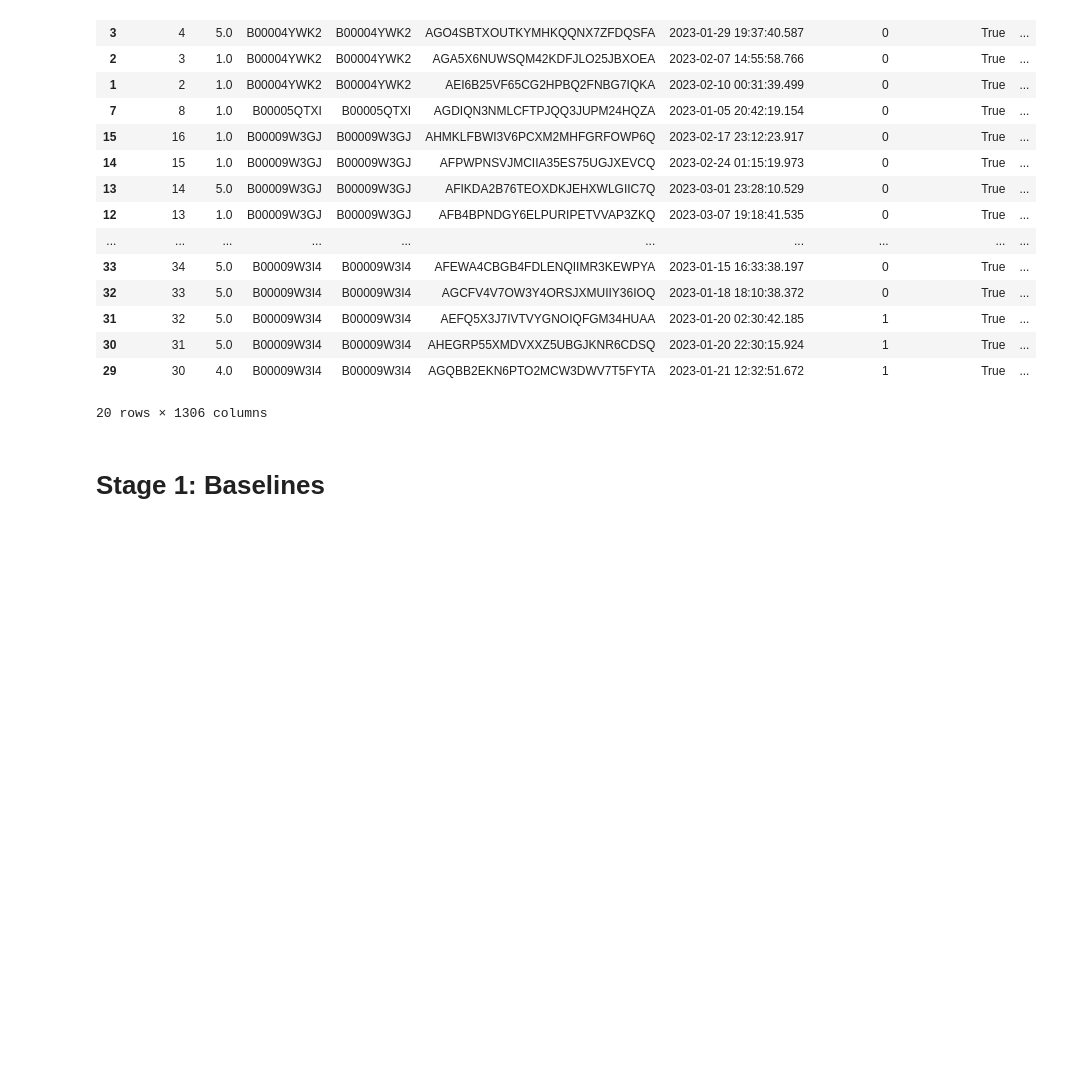
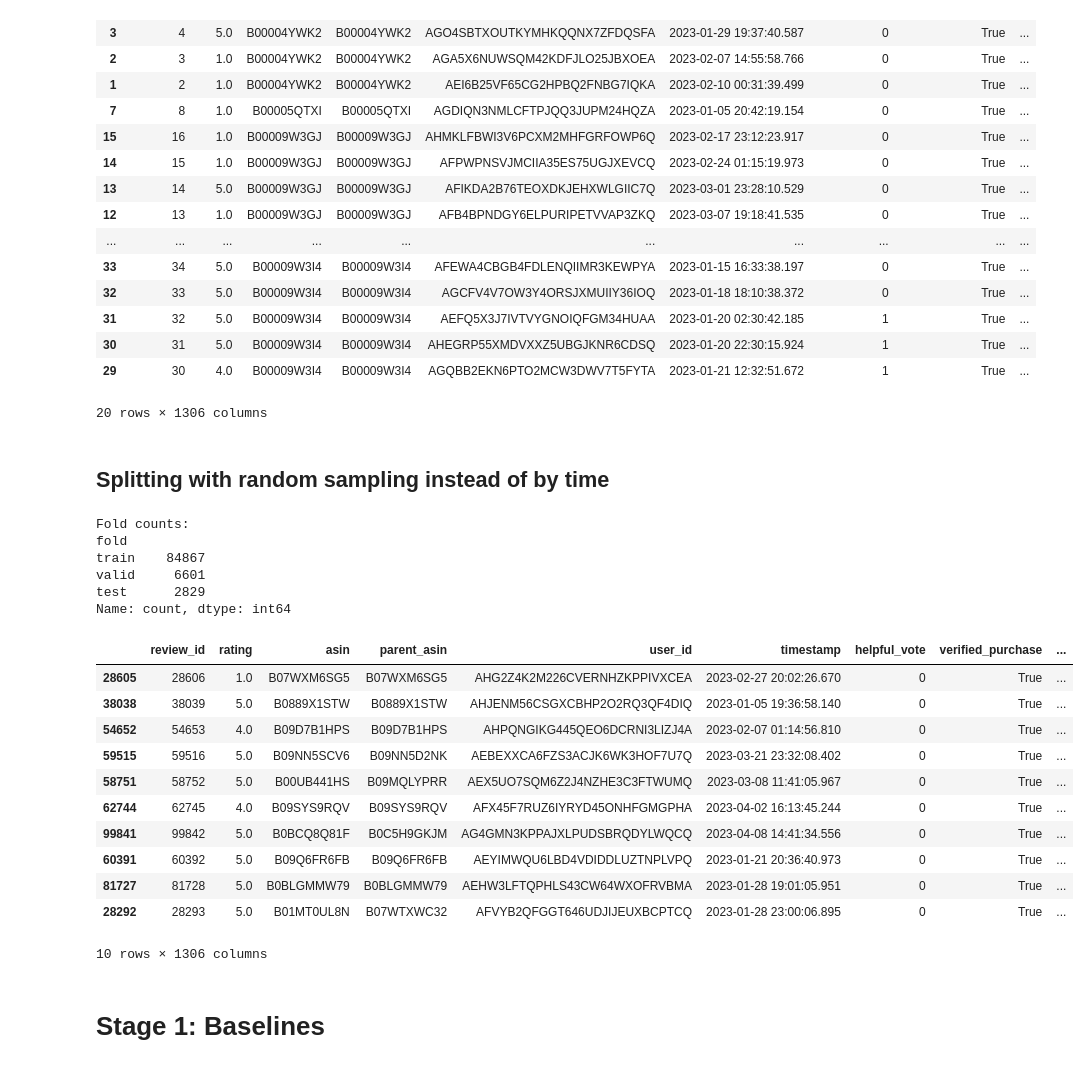
Before and after one commit to ndobrad/cis5200_finalproject, a Jupyter notebook: analysis/Embeddings_EDA.ipynb, the cells around one changed output. Cells and saved outputs as stored; diff of their text form; code cells hidden in the pictures; blank space fills up the shorter version.

Commit message:
Use randomly-sampled splits instead of time-based

```diff
--- a/analysis/Embeddings_EDA.ipynb
+++ b/analysis/Embeddings_EDA.ipynb
@@ -238,3 +238,53 @@ df_sup.to_parquet('../data/appliances_stage0_1.0.parquet', index=False)
+# %% [markdown]
+## Splitting with random sampling instead of by time
+# %%
+df_sup_sampled = df_sup
+df_sup_sampled['fold'] = ''
+train_set = df_sup_sampled.sample(frac=0.9,random_state=42)
+test_set = df_sup_sampled.drop(train_set.index)
+val_set = test_set.sample(frac=0.7,random_state=42)
+test_set = test_set.drop(val_set.index)
+
+def assign_fold_sampled(idx):
+    if idx in test_set['index'].values:
+        return 'test'
+    elif idx in val_set['index'].values:
+        return 'valid'
+    return 'train'
+
+train_set['fold'] = 'train'
+val_set['fold'] = 'valid'
+test_set['fold'] = 'test'
+
+df_sup_sampled = pd.concat([train_set, val_set, test_set])
+
+# df_sup['fold'] = df_sup['index'].apply(assign_fold_sampled)
+print("\nFold counts:")
+print(df_sup_sampled['fold'].value_counts())
+
+df_sup_sampled.to_parquet('../data/appliances_stage0_sampled_1.0.parquet', index=False)
+# %% [output]
+Fold counts:
+fold
+train    84867
+valid     6601
+test      2829
+Name: count, dtype: int64
+# %%
+df_sup_sampled.head(10)
+# %% [output]
+|  | review_id | rating | asin | parent_asin | user_id | timestamp | helpful_vote | verified_purchase | ... |
+| 28605 | 28606 | 1.0 | B07WXM6SG5 | B07WXM6SG5 | AHG2Z4K2M226CVERNHZKPPIVXCEA | 2023-02-27 20:02:26.670 | 0 | True | ... |
+| 38038 | 38039 | 5.0 | B0889X1STW | B0889X1STW | AHJENM56CSGXCBHP2O2RQ3QF4DIQ | 2023-01-05 19:36:58.140 | 0 | True | ... |
+| 54652 | 54653 | 4.0 | B09D7B1HPS | B09D7B1HPS | AHPQNGIKG445QEO6DCRNI3LIZJ4A | 2023-02-07 01:14:56.810 | 0 | True | ... |
+| 59515 | 59516 | 5.0 | B09NN5SCV6 | B09NN5D2NK | AEBEXXCA6FZS3ACJK6WK3HOF7U7Q | 2023-03-21 23:32:08.402 | 0 | True | ... |
+| 58751 | 58752 | 5.0 | B00UB441HS | B09MQLYPRR | AEX5UO7SQM6Z2J4NZHE3C3FTWUMQ | 2023-03-08 11:41:05.967 | 0 | True | ... |
+| 62744 | 62745 | 4.0 | B09SYS9RQV | B09SYS9RQV | AFX45F7RUZ6IYRYD45ONHFGMGPHA | 2023-04-02 16:13:45.244 | 0 | True | ... |
+| 99841 | 99842 | 5.0 | B0BCQ8Q81F | B0C5H9GKJM | AG4GMN3KPPAJXLPUDSBRQDYLWQCQ | 2023-04-08 14:41:34.556 | 0 | True | ... |
+| 60391 | 60392 | 5.0 | B09Q6FR6FB | B09Q6FR6FB | AEYIMWQU6LBD4VDIDDLUZTNPLVPQ | 2023-01-21 20:36:40.973 | 0 | True | ... |
+| 81727 | 81728 | 5.0 | B0BLGMMW79 | B0BLGMMW79 | AEHW3LFTQPHLS43CW64WXOFRVBMA | 2023-01-28 19:01:05.951 | 0 | True | ... |
+| 28292 | 28293 | 5.0 | B01MT0UL8N | B07WTXWC32 | AFVYB2QFGGT646UDJIJEUXBCPTCQ | 2023-01-28 23:00:06.895 | 0 | True | ... |
+10 rows × 1306 columns
 # %% [markdown]
 # **Stage 1: Baselines**
 # %%
```
Also changed, not shown: parts of 12 cells of this notebook.
